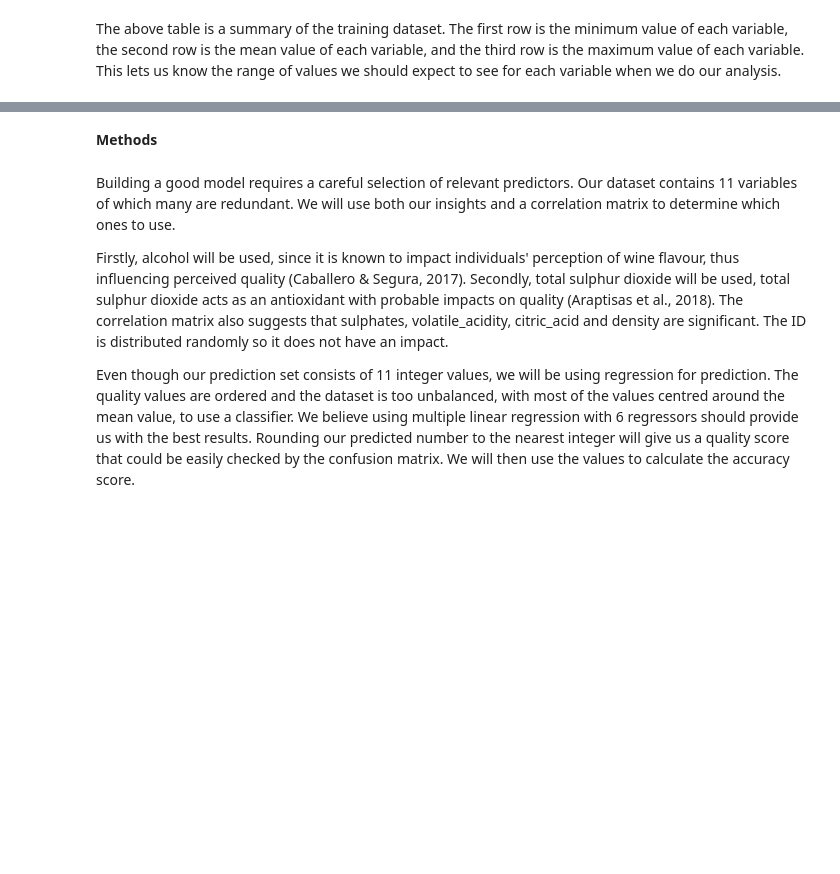
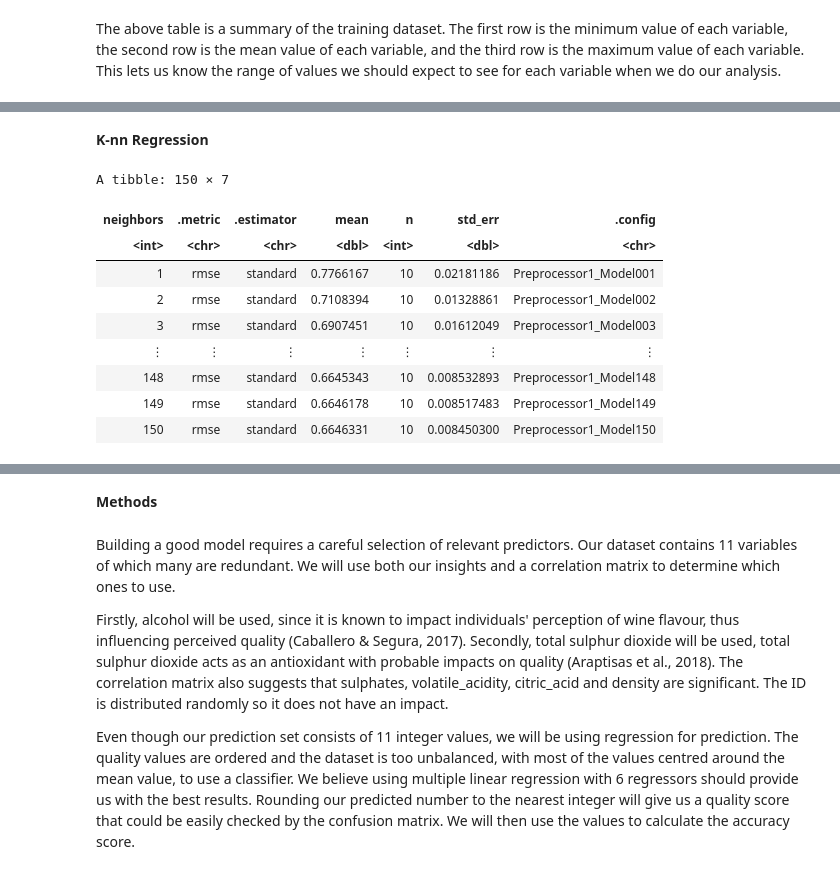
Before and after one commit to aleong2004/Wine-Quality-Prediction, a Jupyter notebook: Project.ipynb, the cells around one changed output, grey strips where cells are left out. Saved outputs shown, nothing was run; the diff lists cells and outputs as text; code cells hidden in the pictures; blank space fills up the shorter version.

```diff
--- a/Project.ipynb
+++ b/Project.ipynb
@@ -108,0 +110,2 @@ A matrix: 12 × 12 of type dbl
+# %% [markdown]
+**K-nn Regression**
@@ -108,0 +129,13 @@ A matrix: 12 × 12 of type dbl
+# %%
+wine_results_knn
+# %% [output]
+A tibble: 150 × 7
+| neighbors | .metric | .estimator | mean | n | std_err | .config |
+| <int> | <chr> | <chr> | <dbl> | <int> | <dbl> | <chr> |
+| 1 | rmse | standard | 0.7766167 | 10 | 0.02181186 | Preprocessor1_Model001 |
+| 2 | rmse | standard | 0.7108394 | 10 | 0.01328861 | Preprocessor1_Model002 |
+| 3 | rmse | standard | 0.6907451 | 10 | 0.01612049 | Preprocessor1_Model003 |
+| ⋮ | ⋮ | ⋮ | ⋮ | ⋮ | ⋮ | ⋮ |
+| 148 | rmse | standard | 0.6645343 | 10 | 0.008532893 | Preprocessor1_Model148 |
+| 149 | rmse | standard | 0.6646178 | 10 | 0.008517483 | Preprocessor1_Model149 |
+| 150 | rmse | standard | 0.6646331 | 10 | 0.008450300 | Preprocessor1_Model150 |
```
Also changed, not shown: parts of 8 cells of this notebook.
